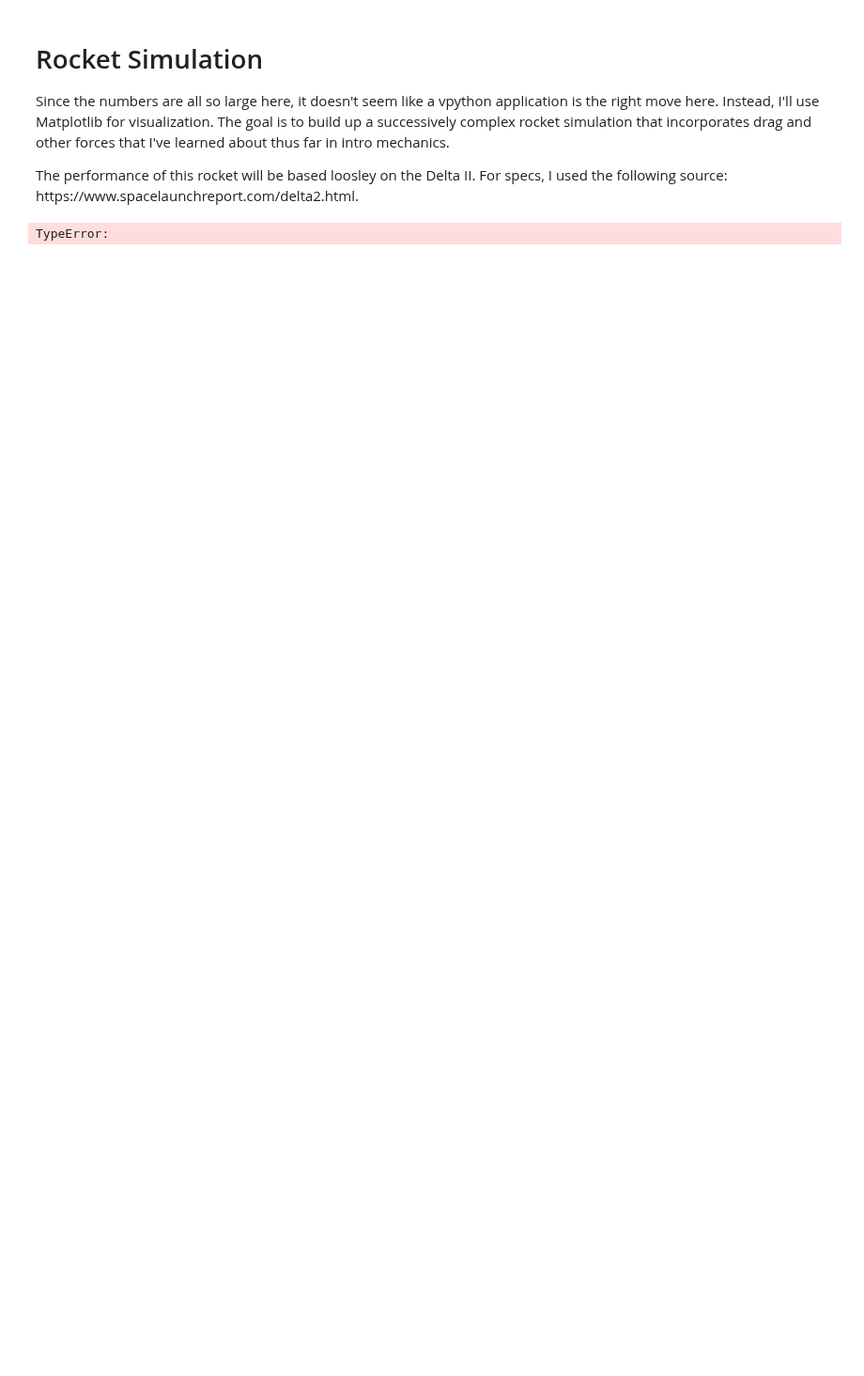
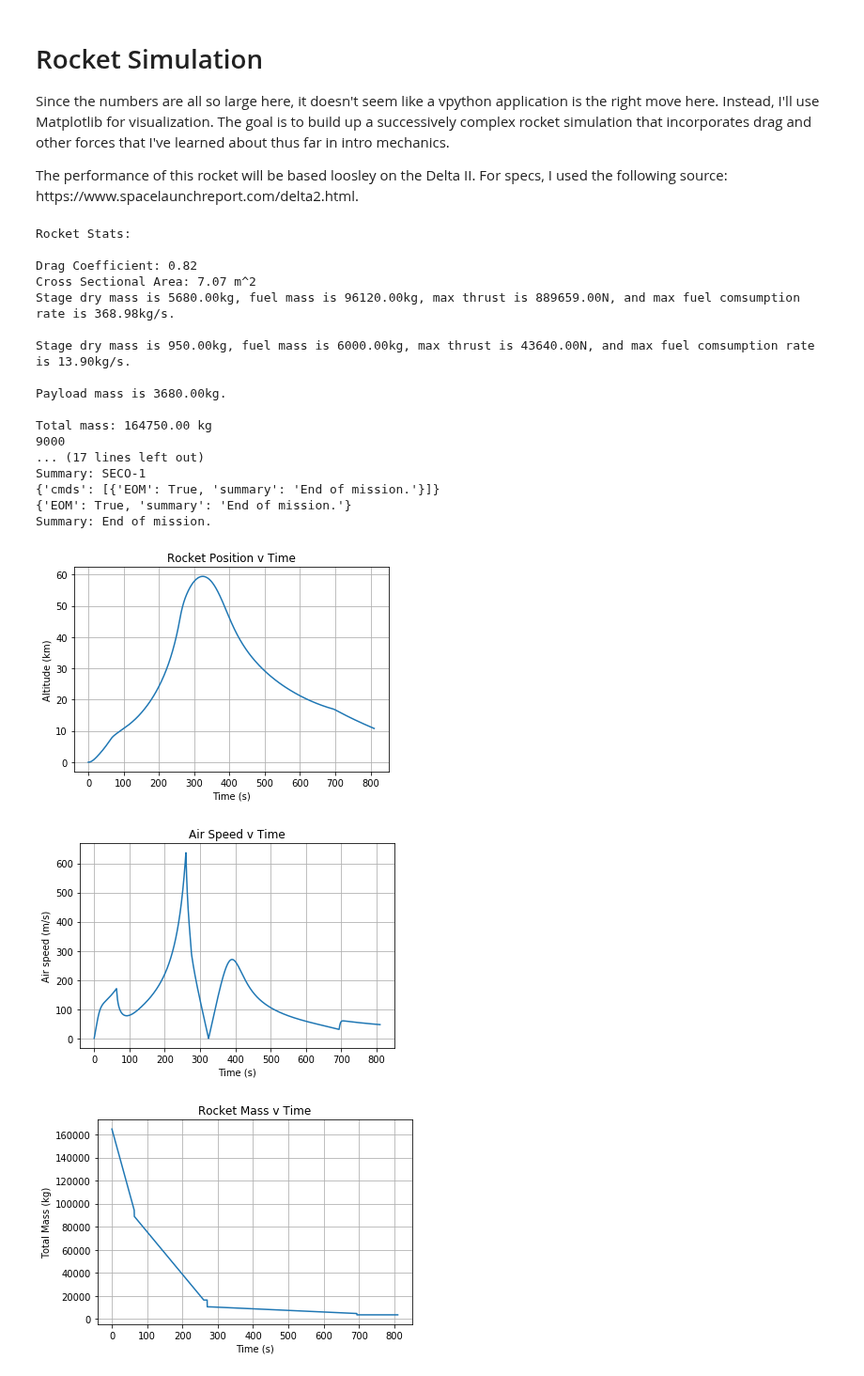
Before and after one commit to PSR193721/Delta2Simulator, a Jupyter notebook: rocket.ipynb, the cells around one changed output. Shown at 94% size. Cells and saved outputs as stored; diff of their text form; code cells hidden in the pictures; blank space fills up the shorter version.

```diff
--- a/rocket.ipynb
+++ b/rocket.ipynb
@@ -12,7 +12,7 @@ from vector import Vector
 from math import exp, isclose
 import json
 # %%
-# world constants and variables
+#### world constants and variables
 g = 9.8 # acceleration due to gravity near the Earth's surface
 dt = 0.01 # simulation time step
 t = 0 # simulation time
@@ -37,7 +37,7 @@ def atmo_pressure(altitude):
 # Create a rocket
 deltaII = Rocket(pos=Vector(0,0,0), coeff_drag=0.82, cross_sec_area=np.pi*1.5**2)
 # rocket stages
-main_stage = Stage({"dry_mass": 5.680E3, "fuel_mass": 9.6120E4, "max_thrust_mag": 1.10E6, "max_dmdt": 368.98, "length": 26.1}) #8.89659E5
+main_stage = Stage({"dry_mass": 5.680E3, "fuel_mass": 9.6120E4, "max_thrust_mag": 8.89659E5, "max_dmdt": 368.98, "length": 26.1})
 second_stage = Stage({"dry_mass": 950.0, "fuel_mass": 6000.0, "max_thrust_mag": 4.3640E4, "max_dmdt": 13.9, "length": 6})
 deltaII.add_stage(main_stage)
 deltaII.add_stage(second_stage)
@@ -58,7 +58,7 @@ print(deltaII)
 
 # load flight plan from file
 with open('flt-plan.json') as f:
-  flt_plan = json.load(f)
+    flt_plan = json.load(f)
 
 total_data_points = 0
 
@@ -85,6 +85,7 @@ data_velocity = np.zeros(total_data_points)
 data_mass = np.zeros(total_data_points)
 data_pressure = np.zeros(total_data_points)
 data_thrustweight = np.zeros(total_data_points)
+data_attitude = np.zeros(total_data_points)
 
 def check_flt_plan(time):
     global flt_plan, EOM
@@ -106,6 +107,8 @@ def check_flt_plan(time):
                 deltaII.separate_active_stage()
             if cmd.get("separate_srbs", None) is not None:
                 deltaII.separate_srbs()
+            if cmd.get("roll-rate", None) is not None:
+                deltaII.set_roll_rate(cmd["roll-rate"])
             if cmd.get("EOM", None) is not None:
                 EOM = True
             # print command summary
@@ -145,6 +148,7 @@ while not EOM:
     deltaII.pos = deltaII.pos + deltaII.momentum/deltaII.total_mass*dt
 
     deltaII.update_total_mass(dt)
+    deltaII.set_attitude(dt)
 
     if data_point_counter == 9 and idx < total_data_points:
         data_point_counter = 0
@@ -154,6 +158,7 @@ while not EOM:
         data_mass[idx] = deltaII.total_mass
         data_pressure[idx] = atmo_pressure(deltaII.pos.y) + Fdrag.mag()/deltaII.cross_sec_area
         data_thrustweight[idx] = deltaII.total_thrust.mag()/Fgrav.mag()
+        data_attitude[idx] = deltaII.attitude
         idx += 1
 
     data_point_counter += 1
@@ -176,31 +181,57 @@ plt.title('Air Speed v Time')
 plt.plot(data_time, data_velocity)
 plt.xlabel('Time (s)')
 plt.ylabel('Air speed (m/s)')
 plt.grid(True)
 plt.show()
 
 plt.title('Rocket Mass v Time')
 plt.plot(data_time, data_mass)
 plt.xlabel('Time (s)')
 plt.ylabel('Total Mass (kg)')
 plt.grid(True)
 plt.show()
 
 plt.title('Air Pressure v Time')
 plt.plot(data_time, data_pressure)
 plt.xlabel('Time (s)')
 plt.ylabel('Air Pressure ($N/m^2$)')
 plt.grid(True)
 plt.show()
 
 plt.title('Thrust to Weight v Time')
 plt.plot(data_time, data_thrustweight)
 plt.xlabel('Time (s)')
 plt.ylabel('Thrust to Weight')
 plt.grid(True)
 plt.show()
 
+plt.title('Rocket Attitude v Time')
+plt.plot(data_time, data_attitude)
+plt.xlabel('Time (s)')
+plt.ylabel('Angle from Vertical')
+plt.grid(True)
+plt.show()
+
 max_Q = np.amax(data_pressure)
 print("Max Q is {:0.2f}N/m^2.".format(max_Q))
 # %% [output]
-TypeError:
+Rocket Stats:
+
+Drag Coefficient: 0.82
+Cross Sectional Area: 7.07 m^2
+Stage dry mass is 5680.00kg, fuel mass is 96120.00kg, max thrust is 889659.00N, and max fuel comsumption rate is 368.98kg/s.
+
+Stage dry mass is 950.00kg, fuel mass is 6000.00kg, max thrust is 43640.00N, and max fuel comsumption rate is 13.90kg/s.
+
+Payload mass is 3680.00kg.
+
+Total mass: 164750.00 kg
+9000
+... (17 lines left out)
+Summary: SECO-1
+{'cmds': [{'EOM': True, 'summary': 'End of mission.'}]}
+{'EOM': True, 'summary': 'End of mission.'}
+Summary: End of mission.
+[figure, added]
+[figure, added]
+[figure, added]
```
Also changed, not shown: parts of 1 cell of this notebook, 1 other file.
